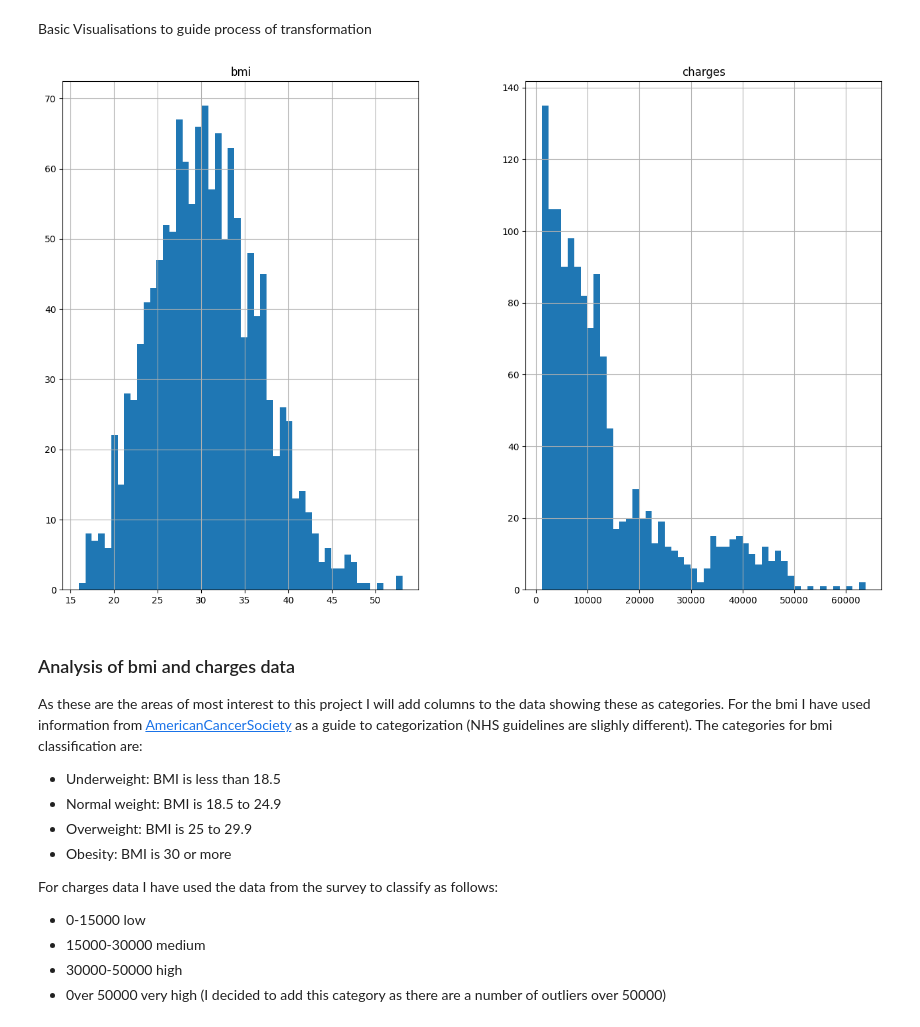
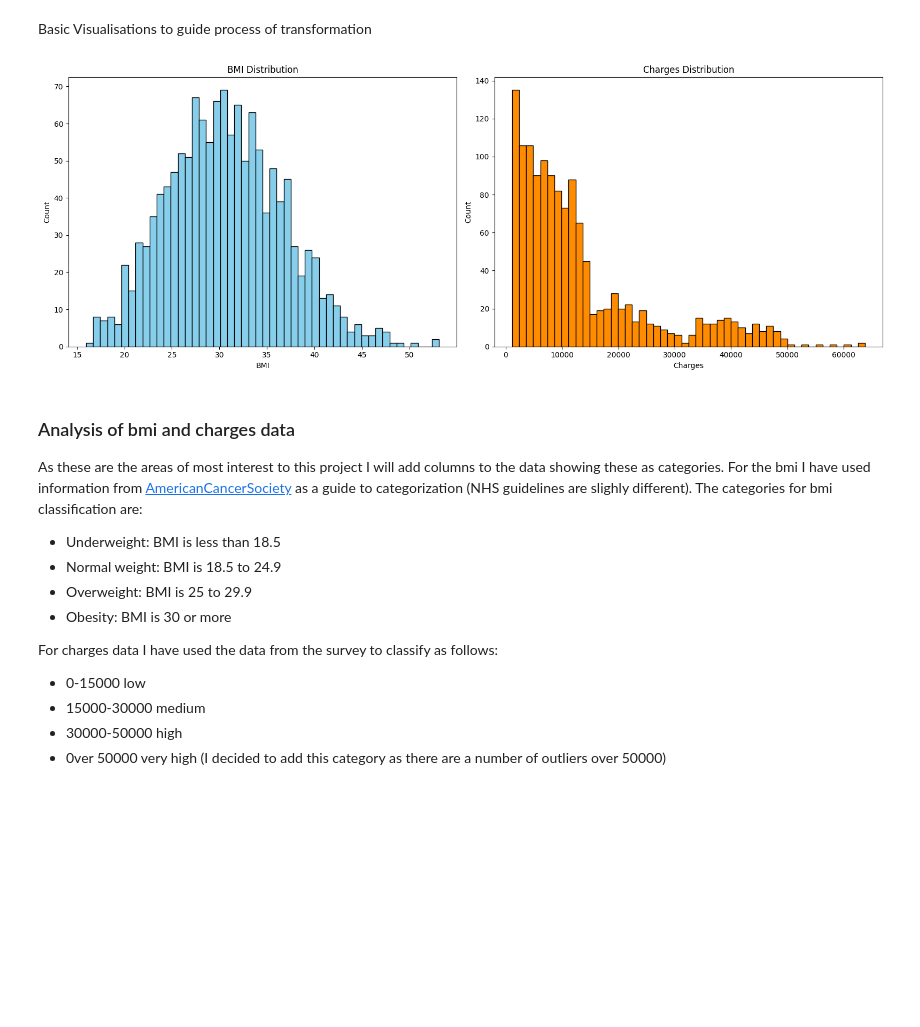
Before and after one commit to Mikeecee1/HealthInsuranceAnalysis, a Jupyter notebook: jupyter_notebooks/Extraction.ipynb, the cells around one changed output. Cells and saved outputs as stored; diff of their text form; code cells hidden in the pictures; blank space fills up the shorter version.

Commit message:
Changed plots to use matplotlib

```diff
--- a/jupyter_notebooks/Extraction.ipynb
+++ b/jupyter_notebooks/Extraction.ipynb
@@ -147,11 +147,25 @@ As there are no null values, proceed to analyse data to see which transformation
 # Data Transformation
 # %% [markdown]
 Basic Visualisations to guide process of transformation
-# %%
-## plot charts to look at BMI and charges information
-plot = raw_df[['bmi', 'charges']].hist(bins=50, figsize=(16,10))
-# %% [output]
-[figure, removed]
+# %%
+# Recreate histogram of BMI and charges using matplotlib
+import matplotlib.pyplot as plt
+
+fig, axes = plt.subplots(1, 2, figsize=(16, 6))
+axes[0].hist(raw_df['bmi'], bins=50, color='skyblue', edgecolor='black')
+axes[0].set_title('BMI Distribution')
+axes[0].set_xlabel('BMI')
+axes[0].set_ylabel('Count')
+
+axes[1].hist(raw_df['charges'], bins=50, color='darkorange', edgecolor='black')
+axes[1].set_title('Charges Distribution')
+axes[1].set_xlabel('Charges')
+axes[1].set_ylabel('Count')
+
+plt.tight_layout()
+plt.show()
+# %% [output]
+[figure, added]
 # %% [markdown]
 ### Analysis of bmi and charges data
 As these are the areas of most interest to this project I will add columns to the data showing these as categories.
```
Also changed, not shown: parts of 5 cells of this notebook.
